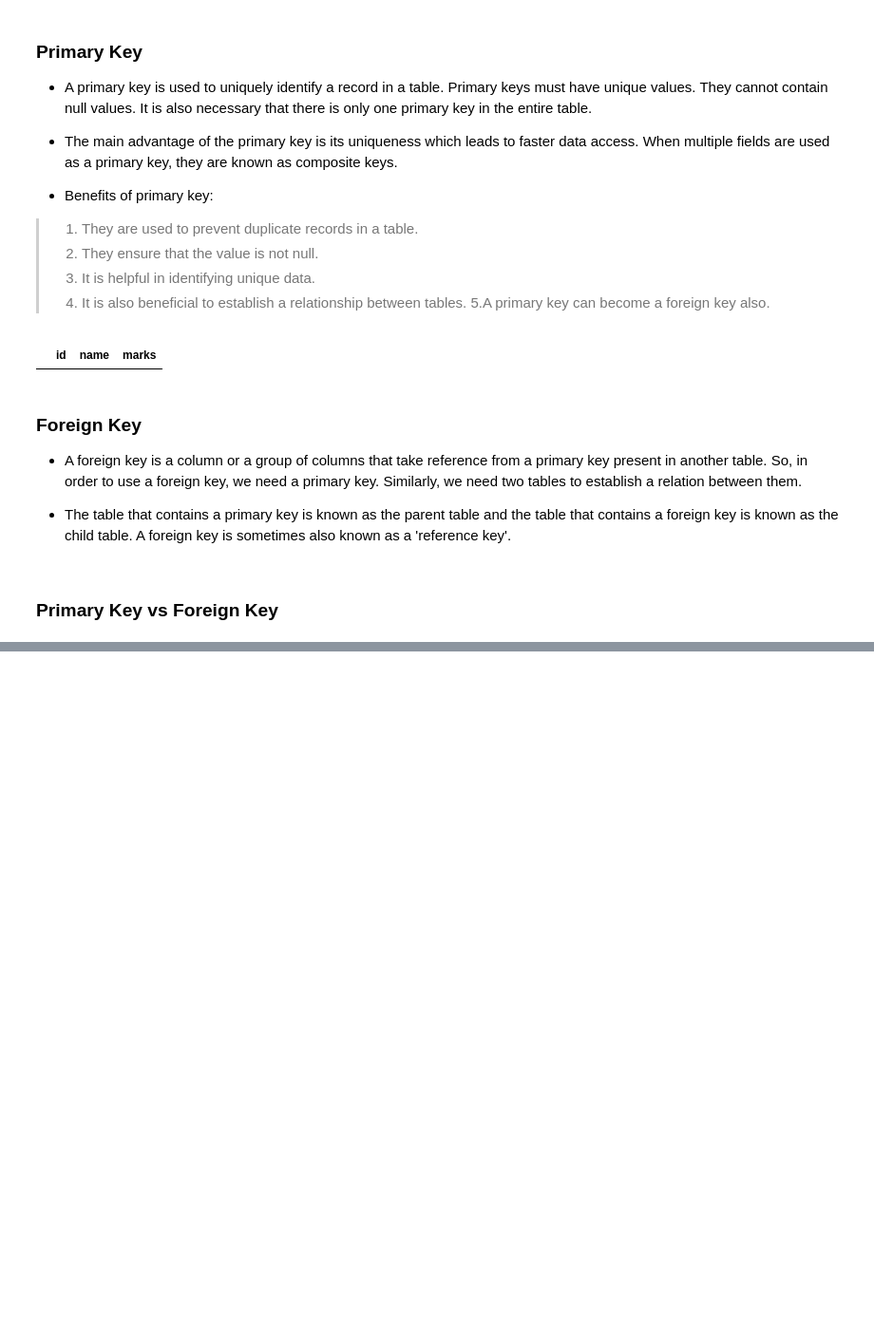
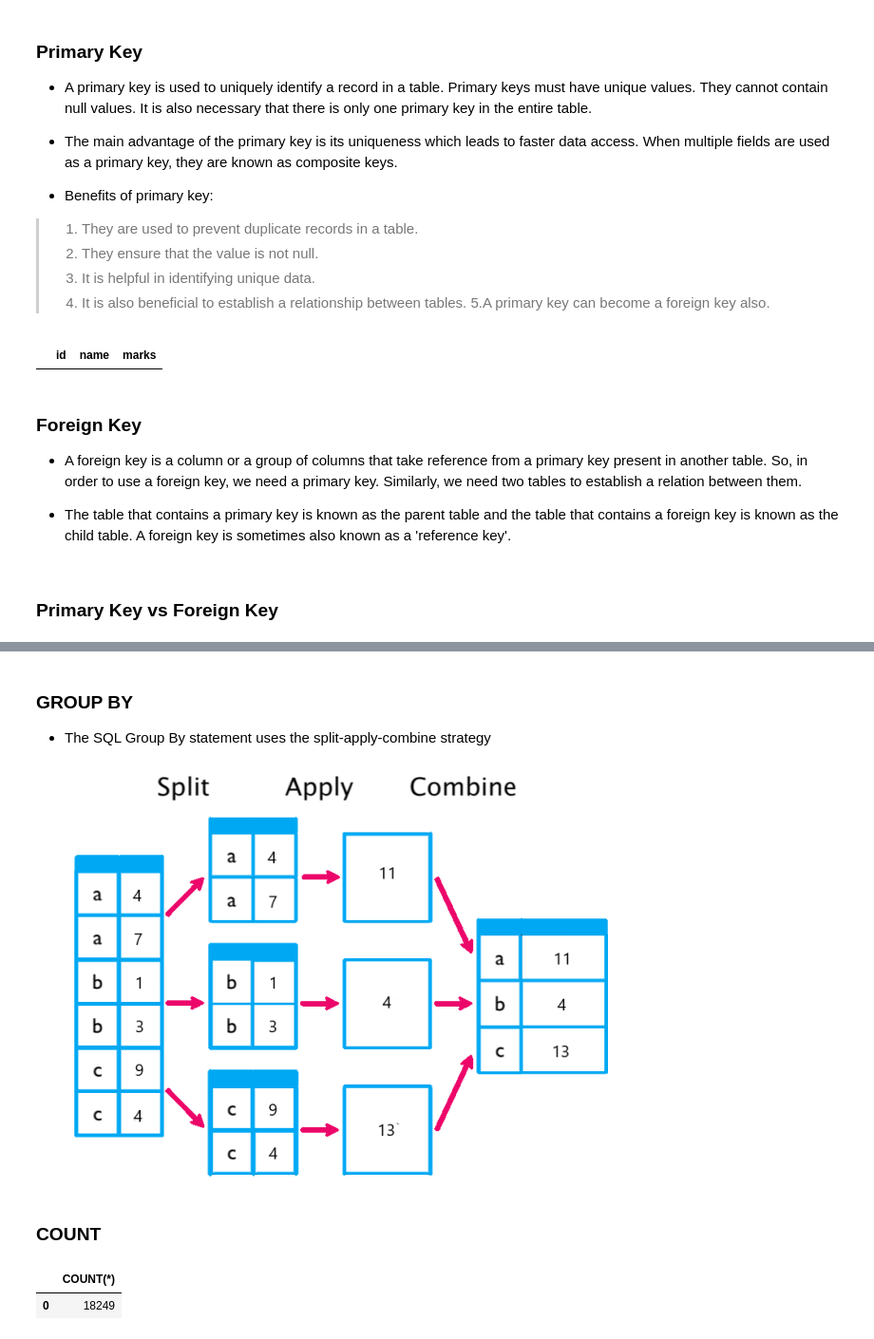
Before and after one commit to ramendrasingla/data-analysis-tutorial, a Jupyter notebook: SQL_Tutorial.ipynb, the cells around one changed output, grey strips where cells are left out. Shown at 95% size. Saved outputs shown, nothing was run; the diff lists cells and outputs as text; code cells hidden in the pictures; blank space fills up the shorter version.

```diff
--- a/SQL_Tutorial.ipynb
+++ b/SQL_Tutorial.ipynb
@@ -576,0 +798,18 @@ Image(filename='/content/drive/MyDrive/Newton School/SQL/primary_vs_foreign.png'
+# %% [markdown]
+### GROUP BY
+
+* The SQL Group By statement uses the split-apply-combine strategy
+# %%
+Image(filename='/content/drive/MyDrive/Newton School/SQL/group_by_strategy.png')
+# %% [output]
+[figure, added]
+# %% [markdown]
+### COUNT
+# %%
+query = """SELECT COUNT(*)
+            FROM AVOCADO
+        """
+execute_query(query)
+# %% [output]
+|  | COUNT(*) |
+| 0 | 18249 |
```
Also changed, not shown: parts of 28 cells of this notebook.
